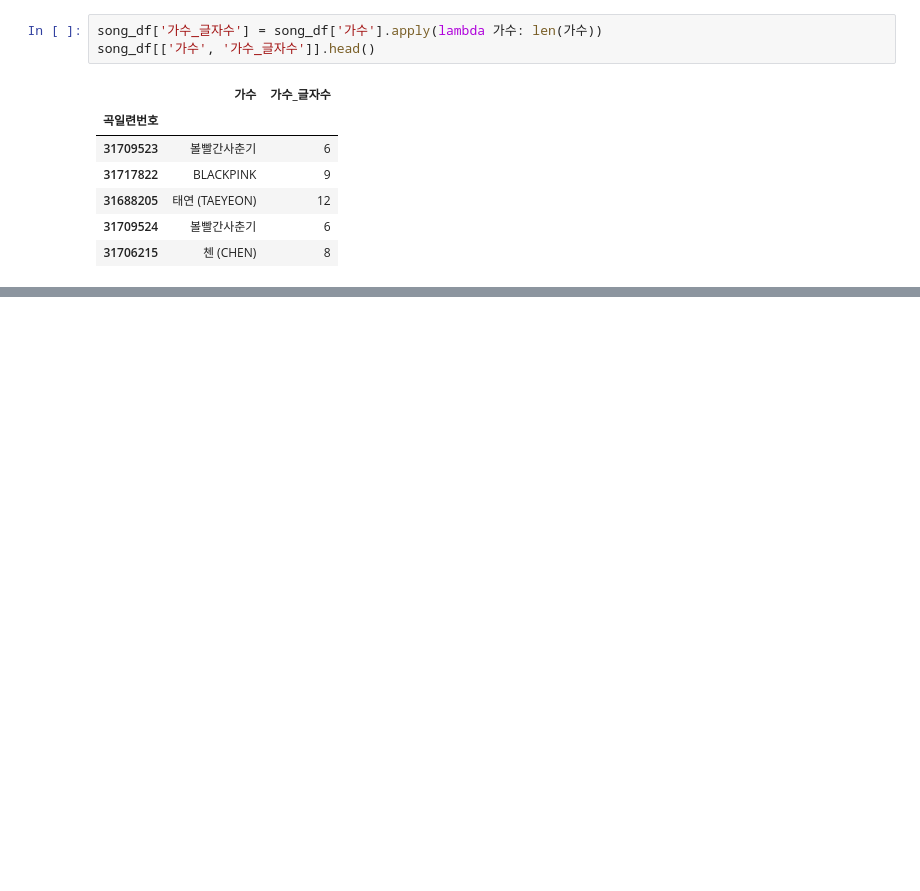
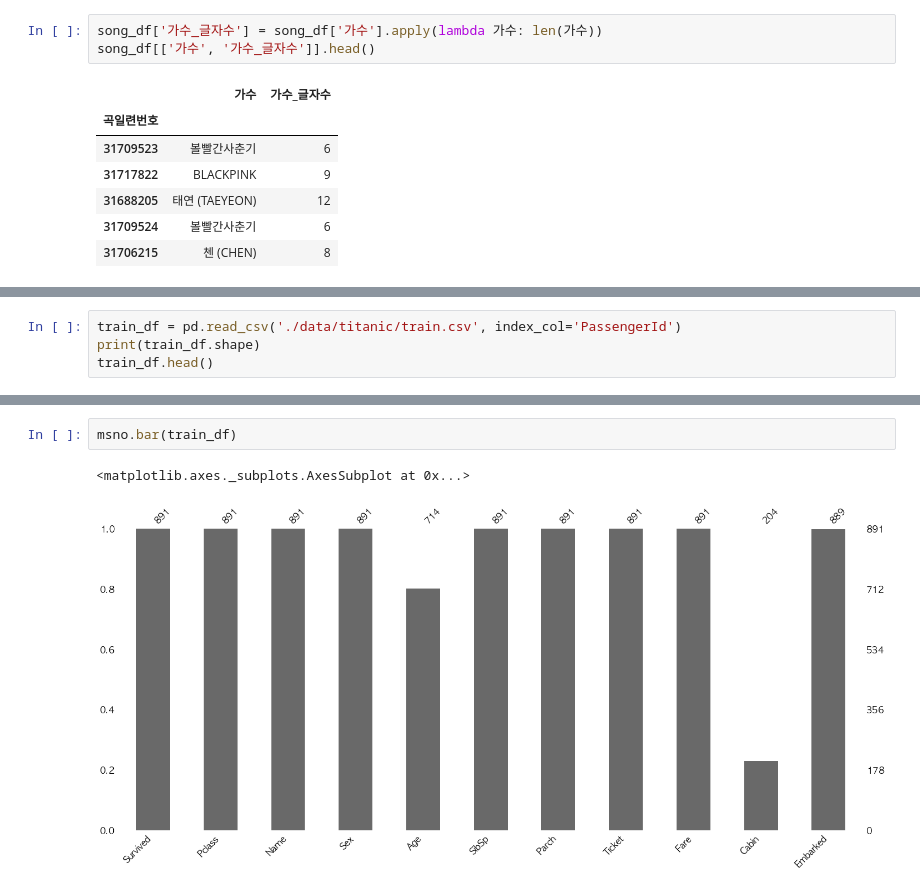
Before and after one commit to CodingSta/demo-ls-201904-pandas, a Jupyter notebook: Pandas 02.ipynb, the cells around one changed output, grey strips where cells are left out. Saved outputs shown, nothing was run; the diff lists cells and outputs as text; blank space fills up the shorter version.

Commit message:
updated titanic analysis

```diff
--- a/Pandas 02.ipynb
+++ b/Pandas 02.ipynb
@@ -424,0 +448,4 @@ song_df[['가수', '가수_글자수']].head()
+# %%
+train_df = pd.read_csv('./data/titanic/train.csv', index_col='PassengerId')
+print(train_df.shape)
+train_df.head()
@@ -424,0 +474,5 @@ song_df[['가수', '가수_글자수']].head()
+# %%
+msno.bar(train_df)
+# %% [output]
+<matplotlib.axes._subplots.AxesSubplot at 0x...>
+[figure, added]
```
Also changed, not shown: parts of 18 cells of this notebook.
